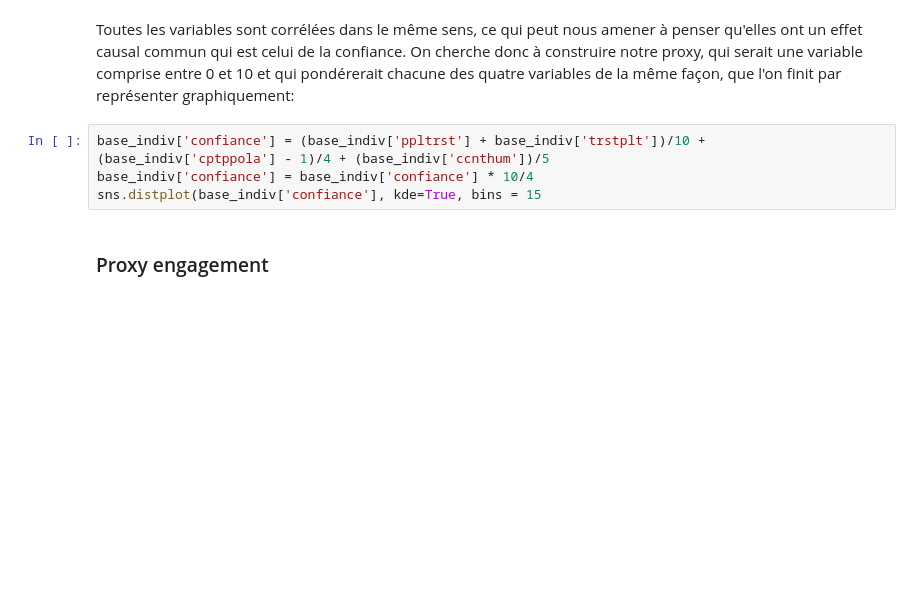
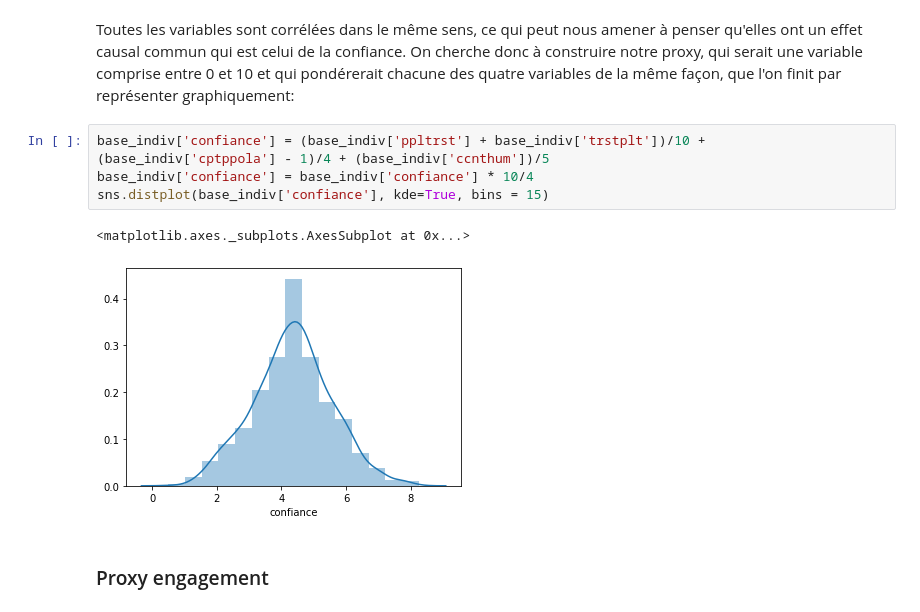
Before and after one commit to mchabaud/collab1, a Jupyter notebook: Rendu final.ipynb, the cells around one changed output. Cells and saved outputs as stored; diff of their text form; blank space fills up the shorter version.

```diff
--- a/Rendu final.ipynb
+++ b/Rendu final.ipynb
@@ -151,7 +202,10 @@ Toutes les variables sont corrélées dans le même sens, ce qui peut nous amene
 # %%
 base_indiv['confiance'] = (base_indiv['ppltrst'] + base_indiv['trstplt'])/10 + (base_indiv['cptppola'] - 1)/4 + (base_indiv['ccnthum'])/5
 base_indiv['confiance'] = base_indiv['confiance'] * 10/4
-sns.distplot(base_indiv['confiance'], kde=True, bins = 15
+sns.distplot(base_indiv['confiance'], kde=True, bins = 15)
+# %% [output]
+<matplotlib.axes._subplots.AxesSubplot at 0x...>
+[figure, added]
 # %% [markdown]
 ### Proxy engagement
 # %% [markdown]
```
Also changed, not shown: parts of 112 cells of this notebook.
